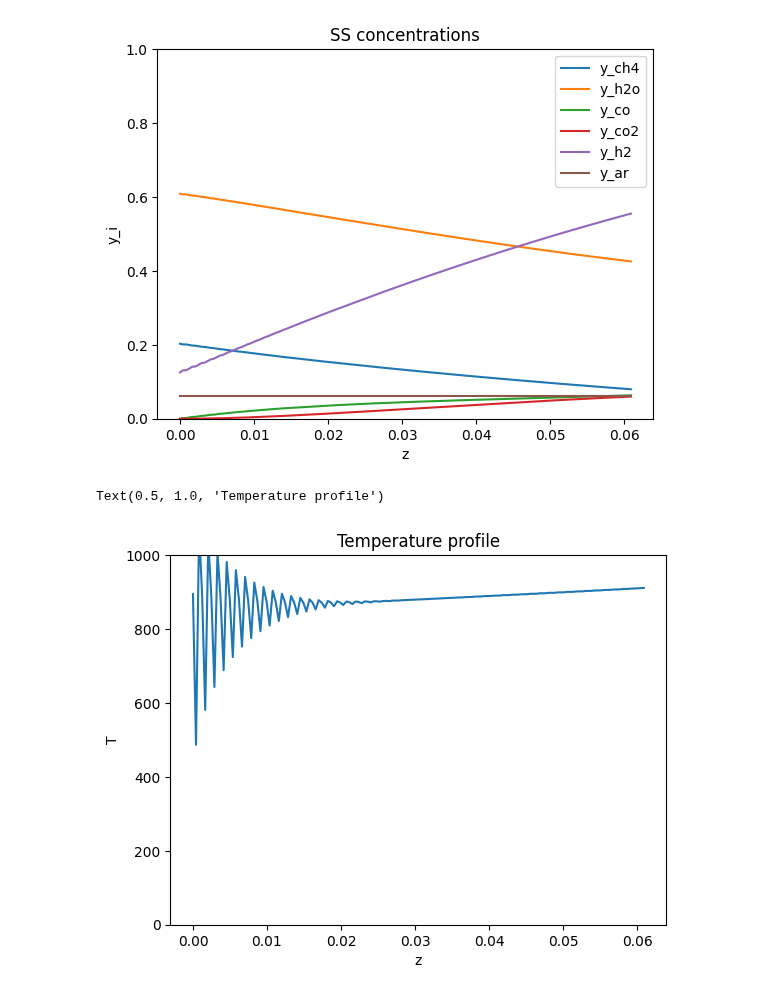
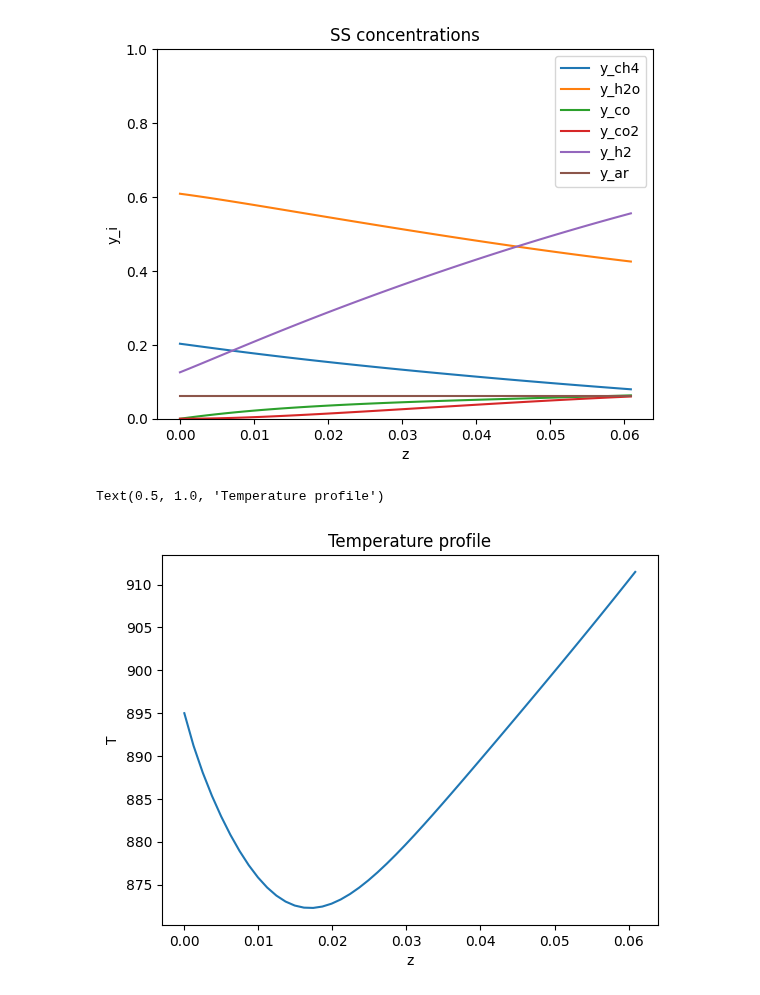
Before and after one commit to alexander-gbu/PMRModel, a Jupyter notebook: Scipy1DSS.ipynb, the cells around one changed output. Drawn from its saved outputs; the diff is of its cells as text; code cells hidden in the pictures.

```diff
--- a/Scipy1DSS.ipynb
+++ b/Scipy1DSS.ipynb
@@ -66,7 +66,7 @@ x_pts = np.linspace(0,L,x_num)
 
 #initial guess array
 init_guess = np.zeros((7, x_num))
-init_guess[6, :] = Tin
+init_guess[6, :] = Tin+5
 
 init_guess[0, :] = 0.2
 init_guess[1, :] = 0.6
@@ -84,7 +84,6 @@ def odes(x, y): #dy/dt = f(x)
     Cco2 = y[3]
     Ch2 = y[4]
     T = y[6]
-    print(T)
 
     Keqsmr = (101325/100000)**2 * np.exp(-26830/T + 30.114)
     Keqwgs = np.exp(4400/T - 4.036)
@@ -107,11 +106,10 @@ def odes(x, y): #dy/dt = f(x)
     ar = np.zeros(len(Cch4))
     #constant heats of reaction, estimated and constant heat capacities, no joule heating, WANT TO UNDERSTAND THE JOULE HEATING MORE
     Temp = (S*U*(-T[:] + Ts) - S*(dHsmr*rsmr + dHwgs*rwgs) + Iheat**2 * Resist)/(v*Ctot*Cpg*V)
-    print(Temp)
 
     return np.vstack([ch4, h2o, co, co2, h2, ar, Temp])
 
 def bcs(yleft, yright):
     return np.array(yleft-y0)   #ADD THE TEMPERATURE IN y0 BX ALSO NEEDS TO BE BC
 
-soln = solve_bvp(odes, bcs, x_pts, init_guess, max_nodes=200) #look into using odeint. the ODEs are still. use the adam solver
+soln = solve_bvp(odes, bcs, x_pts, init_guess, max_nodes=100, tol = 0.0001)
@@ -151,9 +131,8 @@ plt.legend()
 # %%
 plt.plot(soln.x, soln.y[6])
 plt.xlabel('z')
 plt.ylabel('T')
-plt.ylim(0, 1000)
 plt.title('Temperature profile')
 # %% [output]
 Text(0.5, 1.0, 'Temperature profile')
-[figure, old version]
+[figure, new version]
```
Also changed, not shown: parts of 1 cell of this notebook.
